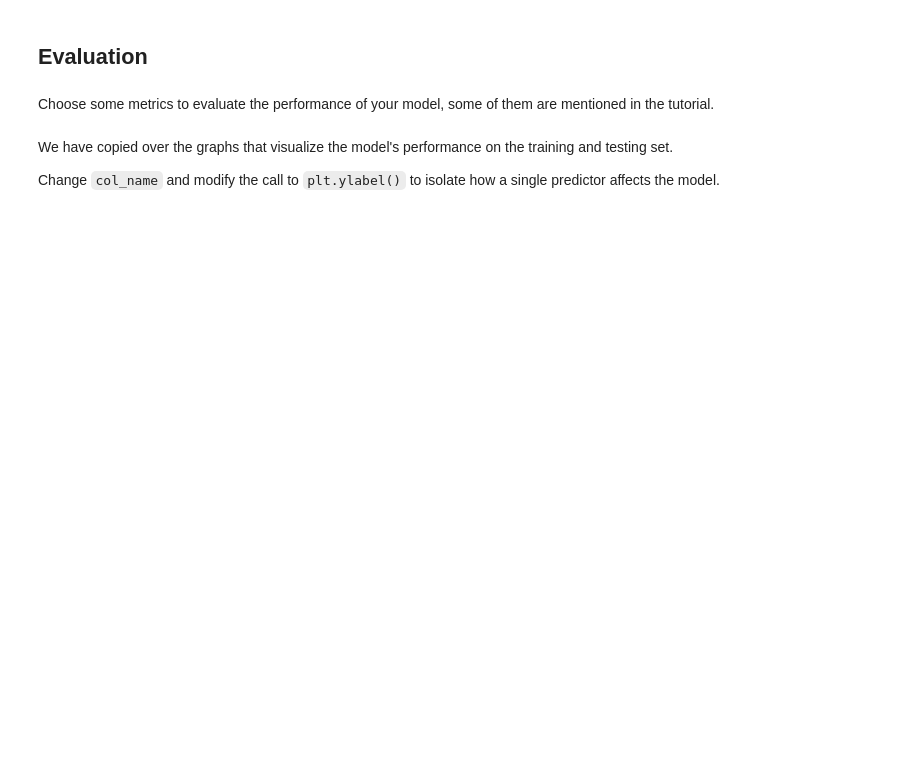
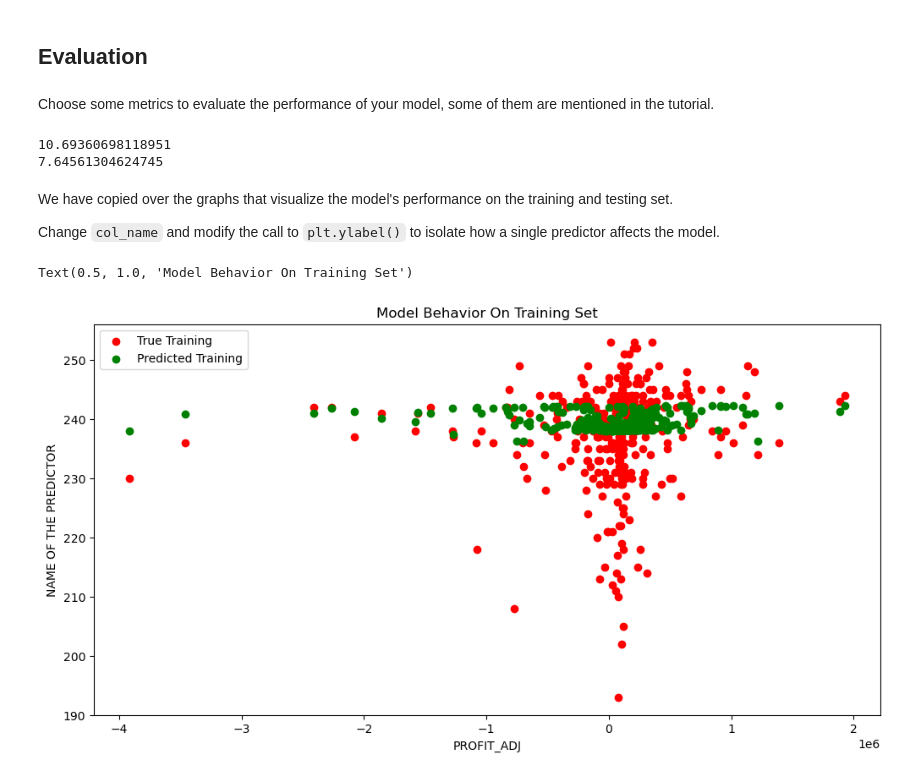
Before and after one commit to cogodo/mdst-tutorials, a Jupyter notebook: python_projects/mdst/MDST-Onboarding-main/tutorial1/checkpoint1.ipynb, the cells around one changed output. Cells and saved outputs as stored; diff of their text form; code cells hidden in the pictures; blank space fills up the shorter version.

```diff
--- a/python_projects/mdst/MDST-Onboarding-main/tutorial1/checkpoint1.ipynb
+++ b/python_projects/mdst/MDST-Onboarding-main/tutorial1/checkpoint1.ipynb
@@ -83,6 +140,8 @@ from sklearn.model_selection import train_test_split
+# %%
+X = df[['REVENUE_ADJ','PROFIT_ADJ','AVG_READING_4_SCORE']].dropna()
+y = df.loc[X.index]['AVG_MATH_4_SCORE']
 # %%
-# X_train, X_test, y_train, y_test = train_test_split(
-#      X, y, test_size=, random_state=42)
+ X_train, X_test, y_train, y_test = train_test_split(X, y, test_size=.2, random_state=42)
 # %% [markdown]
 <h2> Prediction </h2>
 # %% [markdown]
@@ -92,5 +152,5 @@ ML Models [Resource](https://medium.com/@vijaya.beeravalli/comparison-of-machine
 # %%
 # create your model here
-# model =
+model = SVR()
 # %%
 model.fit(X_train, y_train)
@@ -100,19 +162,28 @@ y_pred = model.predict(X_test)
 ## Evaluation
 # %% [markdown]
 Choose some metrics to evaluate the performance of your model, some of them are mentioned in the tutorial.
+# %%
+print(np.mean((model.predict(X_test)-y_test)**2)**0.5)
+print(np.mean(np.abs(model.predict(X_test)-y_test)))
+# %% [output]
+10.69360698118951
+7.64561304624745
 # %% [markdown]
 We have copied over the graphs that visualize the model's performance on the training and testing set.
 
 Change `col_name` and modify the call to `plt.ylabel()` to isolate how a single predictor affects the model.
 # %%
-# col_name = 'COLUMN NAME OF ONE PREDICTOR'
+col_name = 'PROFIT_ADJ'
 
-# f = plt.figure(figsize=(12,6))
-# plt.scatter(X_train[col_name], y_train, color = "red")
-# plt.scatter(X_train[col_name], model.predict(X_train), color = "green")
+f = plt.figure(figsize=(12,6))
+plt.scatter(X_train[col_name], y_train, color = "red")
+plt.scatter(X_train[col_name], model.predict(X_train), color = "green")
 
-# plt.legend(['True Training','Predicted Training'])
-# plt.xlabel(col_name)
-# plt.ylabel('NAME OF THE PREDICTOR')
-# plt.title("Model Behavior On Training Set")
+plt.legend(['True Training','Predicted Training'])
+plt.xlabel(col_name)
+plt.ylabel('NAME OF THE PREDICTOR')
+plt.title("Model Behavior On Training Set")
+# %% [output]
+Text(0.5, 1.0, 'Model Behavior On Training Set')
+[figure, added]
 # %%
```
Also changed, not shown: parts of 21 cells of this notebook.
